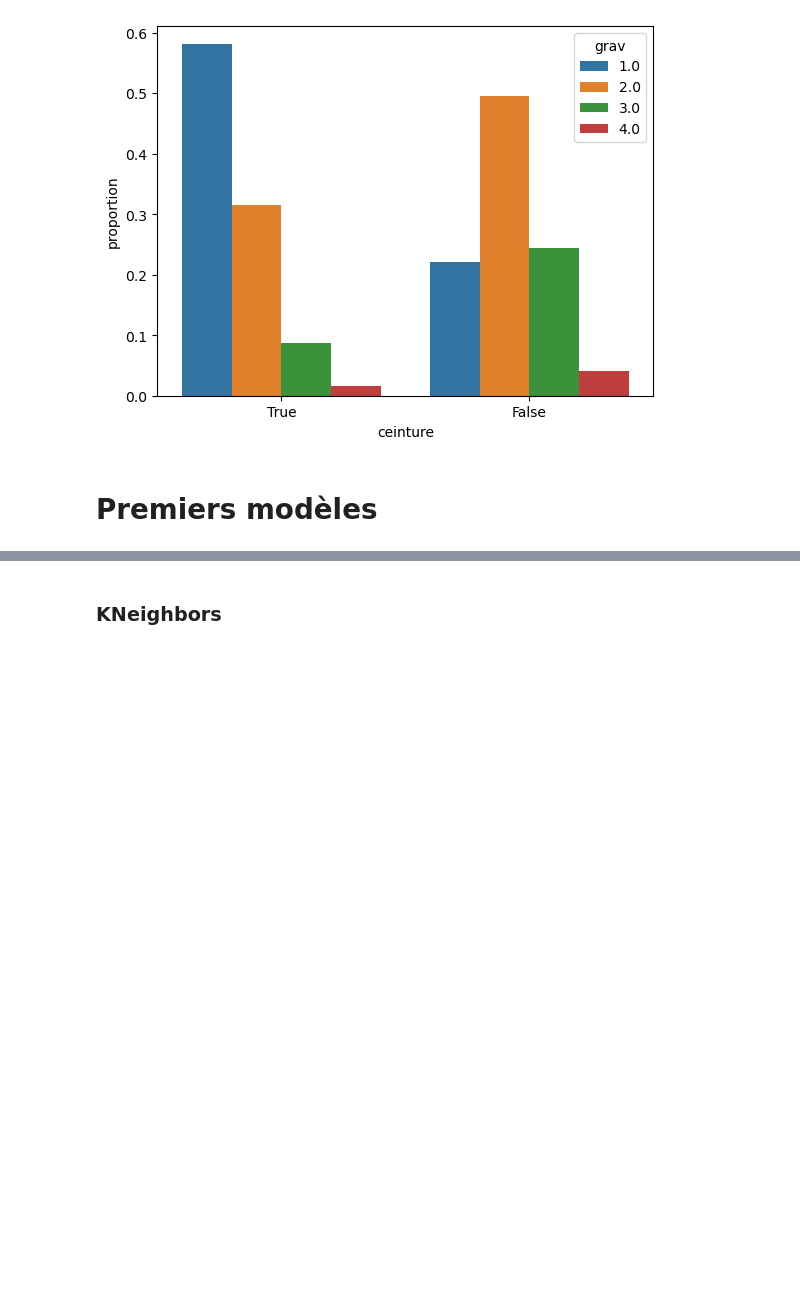
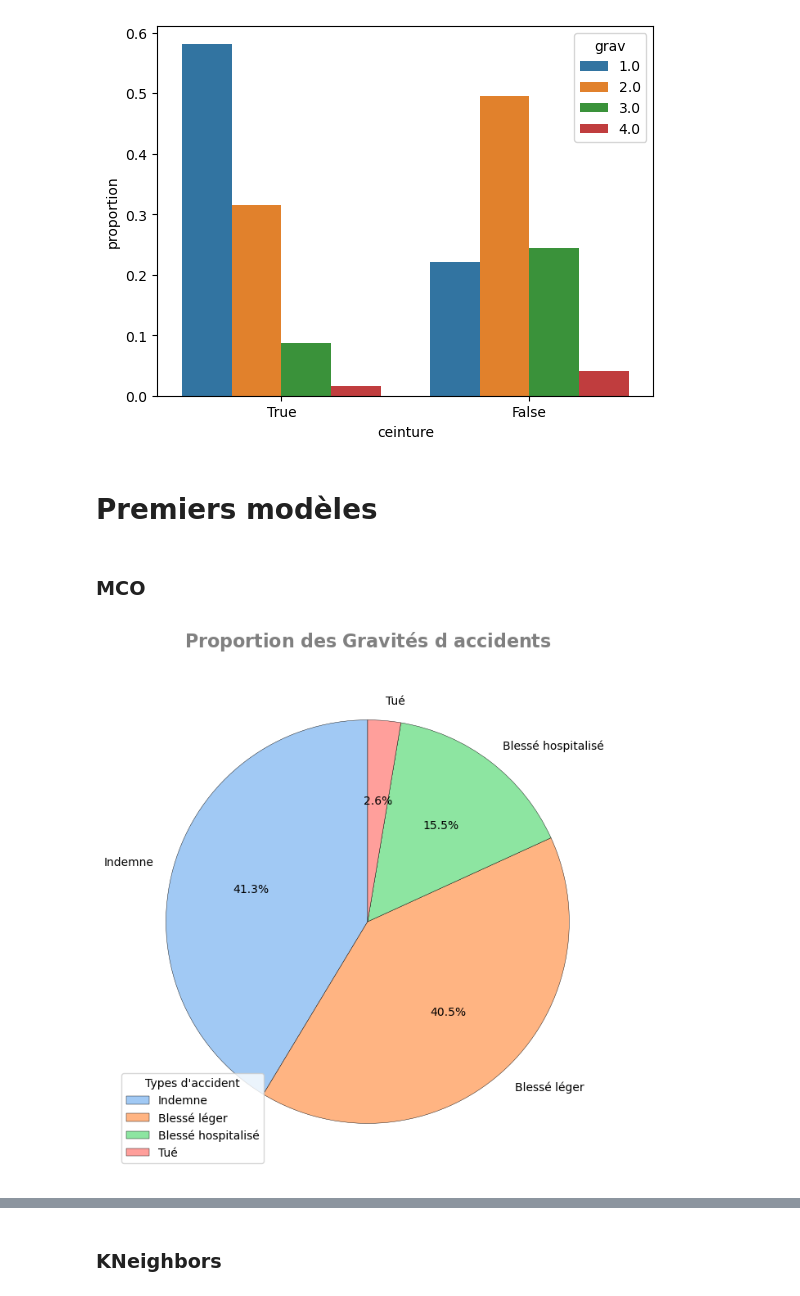
Before and after one commit to antoine-palazz/Projet_Python_ENSAE_2A, a Jupyter notebook: scripts/eda.ipynb, the cells around one changed output, grey strips where cells are left out. Drawn from its saved outputs; the diff is of its cells as text; code cells hidden in the pictures; blank space fills up the shorter version.

```diff
--- a/scripts/eda.ipynb
+++ b/scripts/eda.ipynb
@@ -935,6 +935,20 @@ from sklearn.preprocessing import StandardScaler, OneHotEncoder
 from sklearn.compose import ColumnTransformer
 from sklearn.pipeline import Pipeline
 import statsmodels.api as sm
+# %% [markdown]
+### MCO
+# %%
+accident_counts = df_merged['grav'].value_counts()
+labels_pie_chart = {1: 'Indemne', 2: 'Blessé léger', 3: 'Blessé hospitalisé', 4: 'Tué'}
+accident_counts.index = accident_counts.index.map(labels_pie_chart)
+colors = sns.color_palette('pastel')
+plt.figure(figsize=(8, 8))
+plt.pie(accident_counts, labels=accident_counts.index, autopct='%1.1f%%', startangle=90, colors=colors, wedgeprops=dict(width=1, edgecolor='black', linewidth=0.3)) # dict(width=1)
+plt.title(r'$\bf{ Proportion\ des\ Gravités\ d\ accidents}$', fontsize=16, loc='center', pad=20, color='grey')
+plt.legend(title='Types d\'accident', loc='lower left', bbox_to_anchor=(0.0005, 0.01))
+plt.show() ##  ça a rien a foutre là mais c'est là quand même
+# %% [output]
+[figure, added]
 # %%
 numeric_features = ["an_nais", "h", "vma"]
 categorical_features = ["agg", "catu", "sexe", "nbv_2", "trajet", "lum_2", "col_2",
```
Also changed, not shown: parts of 8 cells of this notebook.
